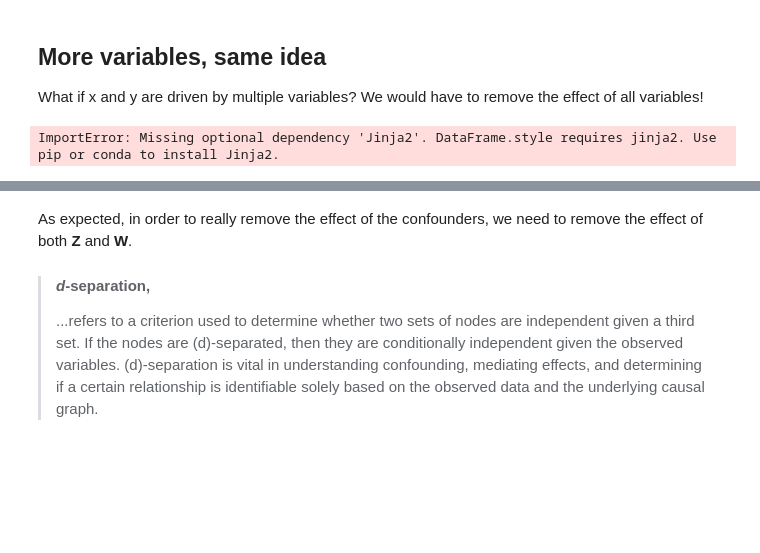
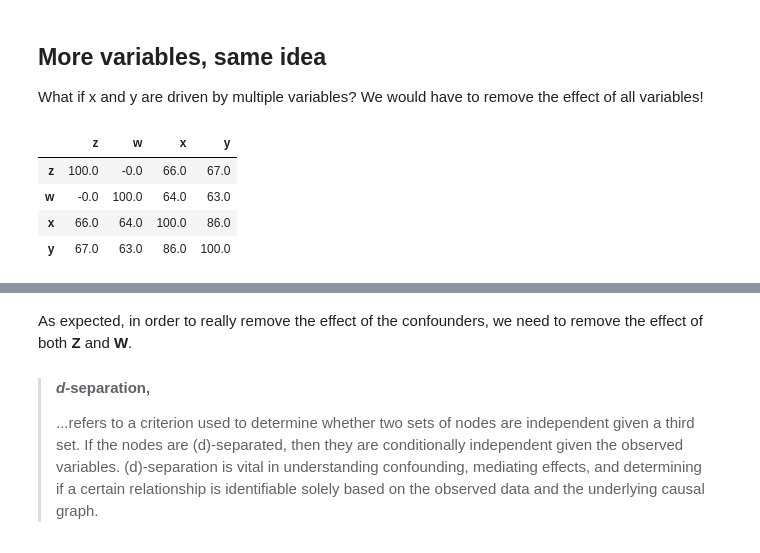
Before and after one commit to ergodic-ai/CDL2024, a Jupyter notebook: Tutorial 1 - Conditional Independence.ipynb, the cells around one changed output, grey strips where cells are left out. Cells and saved outputs as stored; diff of their text form; code cells hidden in the pictures; blank space fills up the shorter version.

```diff
--- a/Tutorial 1 - Conditional Independence.ipynb
+++ b/Tutorial 1 - Conditional Independence.ipynb
@@ -92,11 +92,13 @@ y = rho_z * z + rho_w * w + eta * numpy.random.normal(0, 1, N)
 
 df = pandas.DataFrame({"z": z, "w": w, "x": x, "y": y})
 # %%
-df.corr().style.background_gradient(axis=None, vmin=0, vmax=1, cmap="YlGnBu").format(
-    precision=1
-)
+100 * df.corr().round(2)
 # %% [output]
-ImportError: Missing optional dependency 'Jinja2'. DataFrame.style requires jinja2. Use pip or conda to install Jinja2.
+|  | z | w | x | y |
+| z | 100.0 | -0.0 | 66.0 | 67.0 |
+| w | -0.0 | 100.0 | 64.0 | 63.0 |
+| x | 66.0 | 64.0 | 100.0 | 86.0 |
+| y | 67.0 | 63.0 | 86.0 | 100.0 |
 # %%
 def partial_pearson(
     data: pandas.DataFrame,
```
Also changed, not shown: parts of 10 cells of this notebook, 1 other file.
